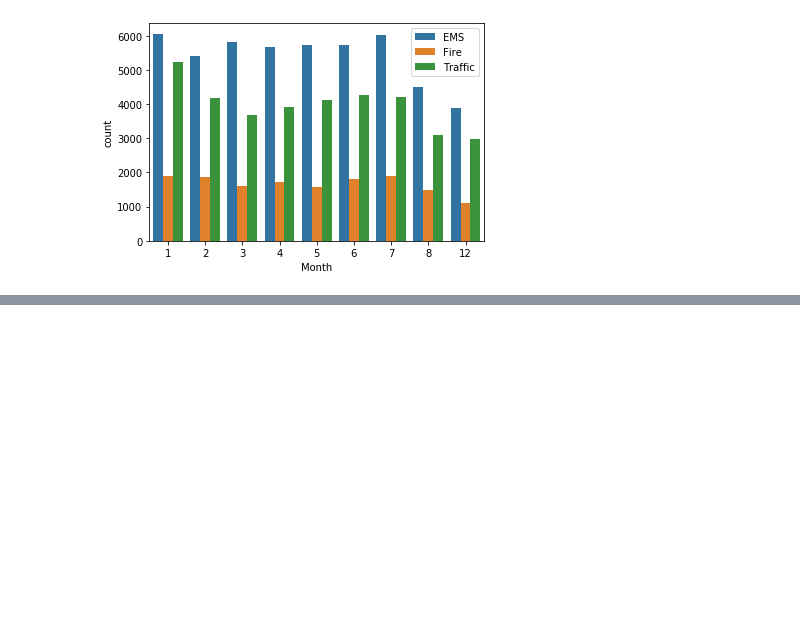
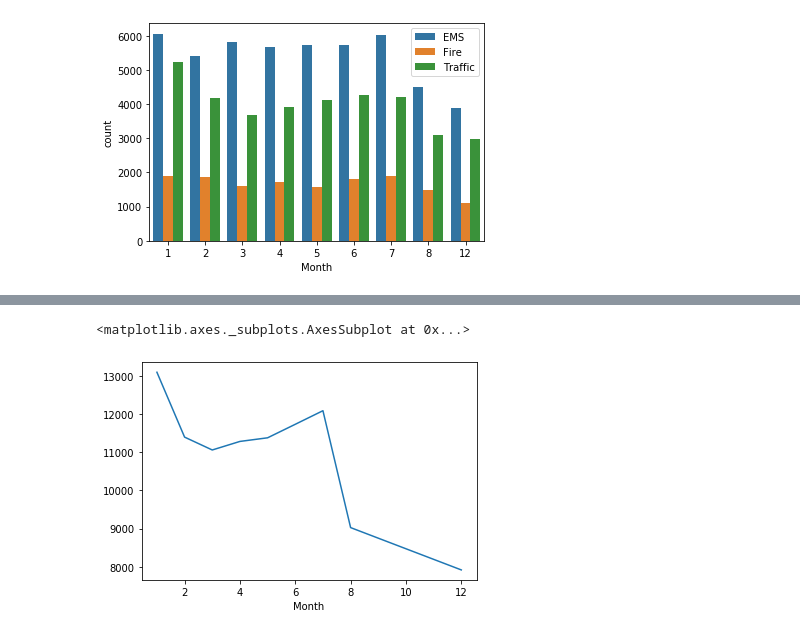
Before and after one commit to Vikas-KM/machine-learning, a Jupyter notebook: ML_Projects/911_Calls_Project.ipynb, the cells around one changed output, grey strips where cells are left out. Cells and saved outputs as stored; diff of their text form; code cells hidden in the pictures; blank space fills up the shorter version.

```diff
--- a/ML_Projects/911_Calls_Project.ipynb
+++ b/ML_Projects/911_Calls_Project.ipynb
@@ -292,0 +327,5 @@ plt.legend(bbox_to_anchor=(1,1))
+# %%
+bymonth['addr'].plot()
+# %% [output]
+<matplotlib.axes._subplots.AxesSubplot at 0x...>
+[figure, added]
```
Also changed, not shown: parts of 25 cells of this notebook.
